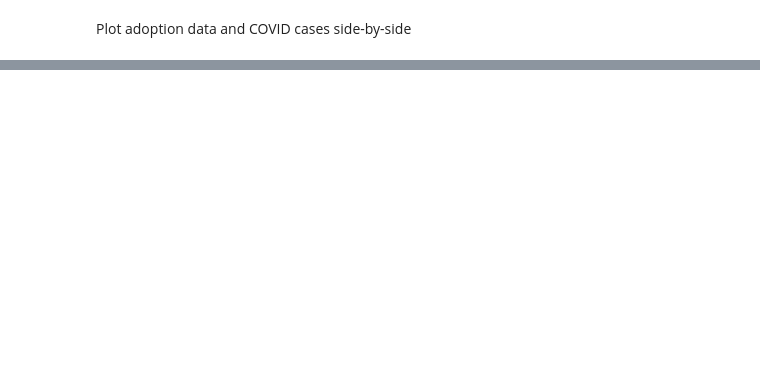
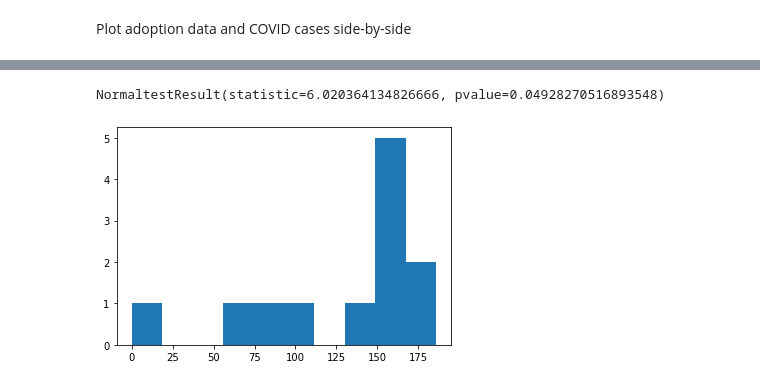
Before and after one commit to Radhika303/Impact_Covid_PetAdoption, a Jupyter notebook: Norfolk Adoption.ipynb, the cells around one changed output, grey strips where cells are left out. Cells and saved outputs as stored; diff of their text form; code cells hidden in the pictures; blank space fills up the shorter version.

```diff
--- a/Norfolk Adoption.ipynb
+++ b/Norfolk Adoption.ipynb
@@ -469,0 +468,6 @@ plt.show()
+# %%
+plt.hist(adoption_by_month['2020'])
+print(st.normaltest(adoption_by_month['2020']))
+# %% [output]
+NormaltestResult(statistic=6.020364134826666, pvalue=0.04928270516893548)
+[figure, added]
```
Also changed, not shown: parts of 33 cells of this notebook, 3 other files.
